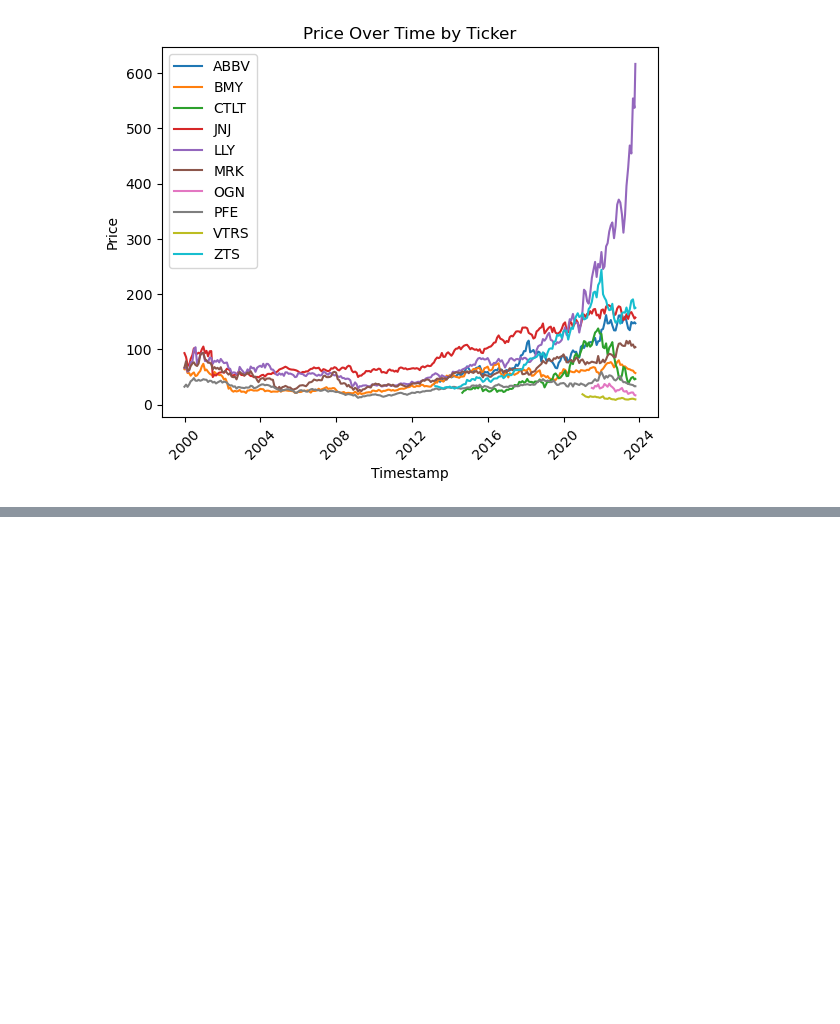
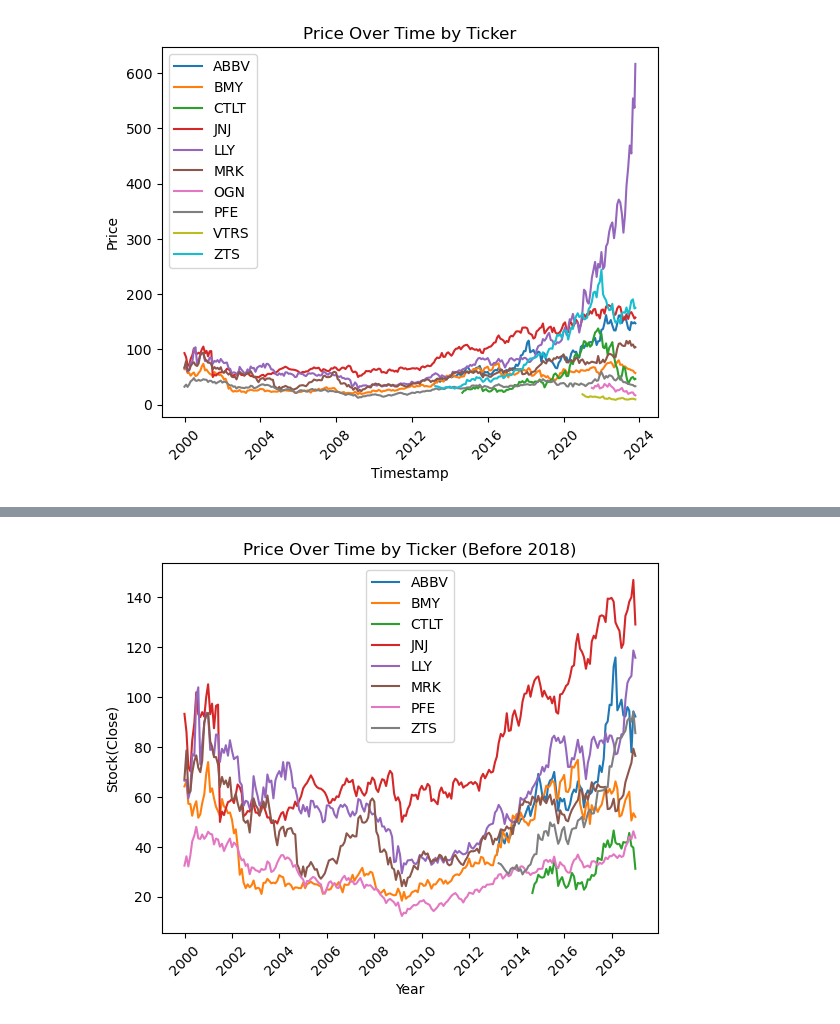
Before and after one commit to proctorsjackson/group_3_project_1, a Jupyter notebook: Project_1_Jackson_Code.ipynb, the cells around one changed output, grey strips where cells are left out. Saved outputs shown, nothing was run; the diff lists cells and outputs as text; code cells hidden in the pictures; blank space fills up the shorter version.

Commit message:
added before 2018 line graph

```diff
--- a/Project_1_Jackson_Code.ipynb
+++ b/Project_1_Jackson_Code.ipynb
@@ -164,0 +151,12 @@ plt.savefig("graphs/linegraph2018andbeyond.png")
+# %%
+recent_df = merge_df[merge_df['timestamp'].dt.year > 2018]
+
+for ticker, group in recent_df.groupby('ticker'):
+    plt.plot(group['timestamp'], group['close'], label=ticker)
+
+plt.xlabel('Year')
+plt.ylabel('Stock(Close)')
+plt.title('Price Over Time by Ticker (2018 and Beyond)')
+plt.legend()
+plt.xticks(rotation=45)
+plt.savefig("graphs/linegraph2018andbeyond.png")
@@ -164,0 +165,14 @@ plt.savefig("graphs/linegraph2018andbeyond.png")
+# %%
+recent_df = merge_df[merge_df['timestamp'].dt.year <= 2018]
+
+for ticker, group in recent_df.groupby('ticker'):
+    plt.plot(group['timestamp'], group['close'], label=ticker)
+
+plt.xlabel('Year')
+plt.ylabel('Stock(Close)')
+plt.title('Price Over Time by Ticker (Before 2018)')
+plt.legend()
+plt.xticks(rotation=45)
+plt.savefig("graphs/linegraphbefore2018.png")
+# %% [output]
+[figure, added]
```
Also changed, not shown: parts of 6 cells of this notebook, 1 other file.
